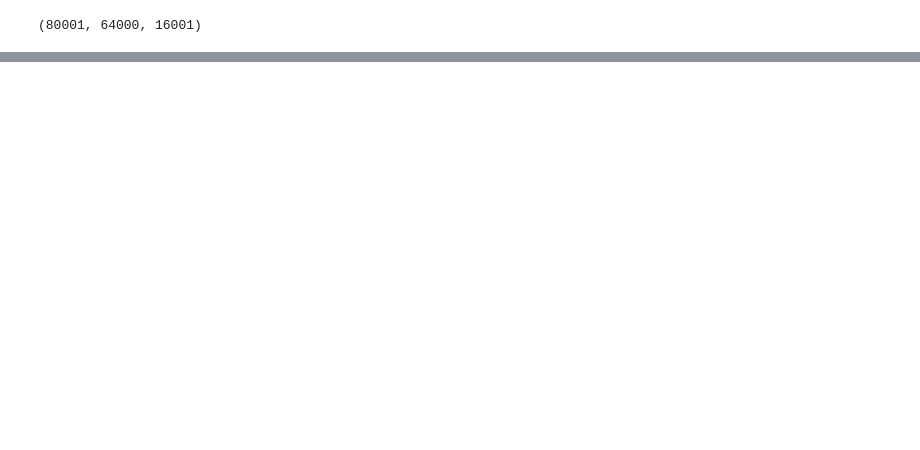
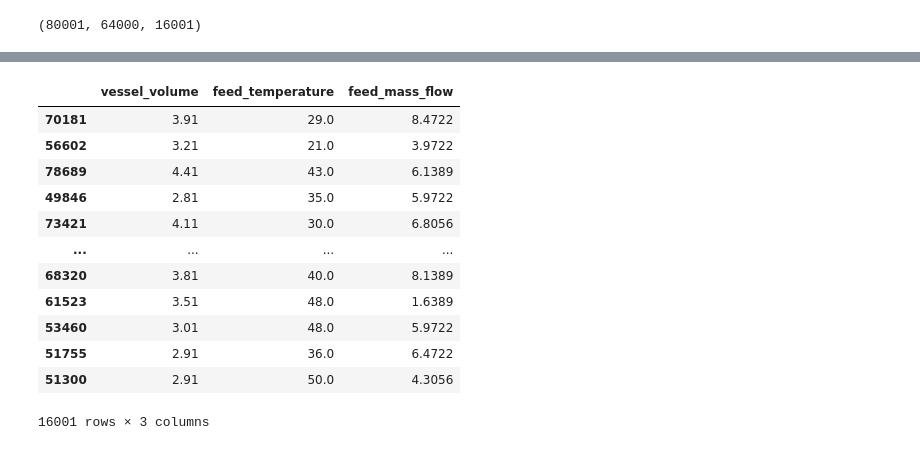
Before and after one commit to Rus-tam/simple-isomerization-ML, a Jupyter notebook: Simple isomerization.ipynb, the cells around one changed output, grey strips where cells are left out. Cells and saved outputs as stored; diff of their text form; code cells hidden in the pictures; blank space fills up the shorter version.

```diff
--- a/Simple isomerization.ipynb
+++ b/Simple isomerization.ipynb
@@ -97,0 +112,16 @@ print("Test Loss: {}, Test Accuracy: {}".format(test_loss, test_accuracy))
+# %%
+X_test
+# %% [output]
+|  | vessel_volume | feed_temperature | feed_mass_flow |
+| 70181 | 3.91 | 29.0 | 8.4722 |
+| 56602 | 3.21 | 21.0 | 3.9722 |
+| 78689 | 4.41 | 43.0 | 6.1389 |
+| 49846 | 2.81 | 35.0 | 5.9722 |
+| 73421 | 4.11 | 30.0 | 6.8056 |
+| ... | ... | ... | ... |
+| 68320 | 3.81 | 40.0 | 8.1389 |
+| 61523 | 3.51 | 48.0 | 1.6389 |
+| 53460 | 3.01 | 48.0 | 5.9722 |
+| 51755 | 2.91 | 36.0 | 6.4722 |
+| 51300 | 2.91 | 50.0 | 4.3056 |
+16001 rows × 3 columns
```
Also changed, not shown: parts of 8 cells of this notebook.
